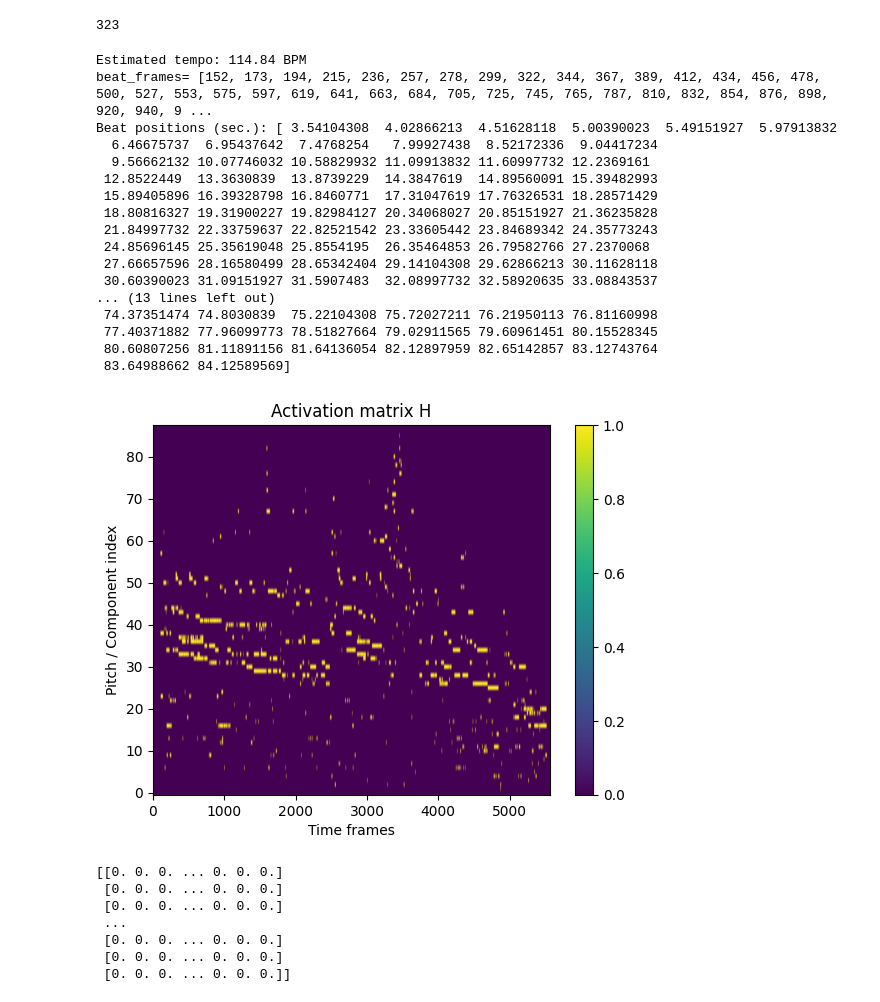
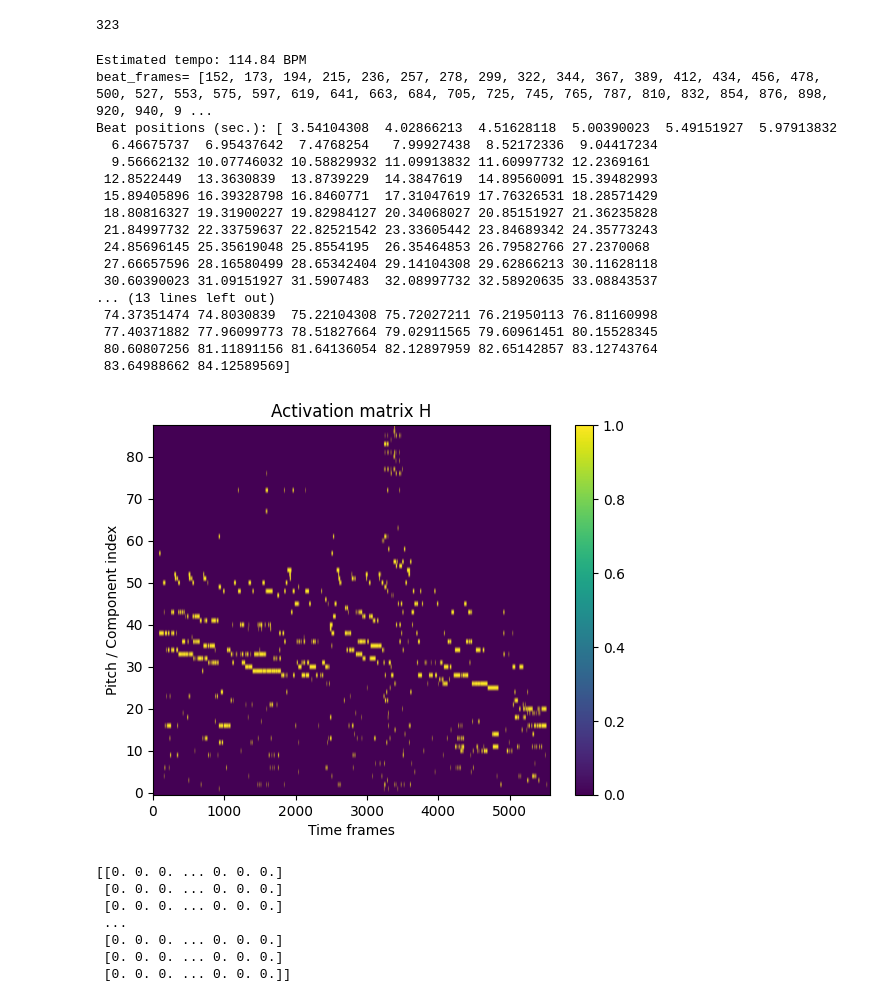
Before and after one commit to bierml/NMFforAMT, a Jupyter notebook: Experimental/Music_Transcribing[NMF].ipynb, the cells around one changed output. Saved outputs shown, nothing was run; the diff lists cells and outputs as text; code cells hidden in the pictures.

Commit message:
New flexible mean removal + smoothing
F_1=0.32 achieved in experiment

```diff
--- a/Experimental/Music_Transcribing[NMF].ipynb
+++ b/Experimental/Music_Transcribing[NMF].ipynb
@@ -221,6 +221,13 @@ beat_times = librosa.frames_to_time(beats, sr=f_s)
 beat_frames = list(map(int, beat_times * f_s / 1024))
 print("beat_frames=",beat_frames)
 print(f"Beat positions (sec.): {beat_times}")
+def norm_dynamic_range(H):
+  H_min = np.min(H)
+  H_max = np.max(H)
+  H_mean = np.mean(H)
+  Z = (H-H_mean)/(H_max-H_min)
+  Y = 1 / (1+np.exp(-Z))
+  return Y
 def top_k_indices(v, k):
     v = np.asarray(v).ravel()      # ensure 1D ndarray
     return np.argpartition(v, -k)[-k:]
@@ -242,7 +249,25 @@ def note_tracking_m(H,th=1.25):
     indicies = np.where(H[:,i] > thresh)
     H_copy[indicies,i] = 1
   return H_copy
-
+def track_notes(H):
+  H_copy = np.zeros(H.shape)
+  for i in range(H.shape[1]):
+    indicies = np.where(H[:,i] > 0.553)
+    H_copy[indicies,i] = 1
+  return H_copy
+def matrix_filter(H):
+  H_c = H.copy()
+  for i in range(H_c.shape[0]):
+    for j in range(H_c.shape[1]):
+      v = 0
+      if ((j-1)>=0):
+        v += H_c[i,j-1]
+      if((j+1)<H_c.shape[1]):
+        v += H_c[i,j+1]
+      v += H_c[i,j]
+      v = v / 3
+      H_c[i,j] = v
+  return H_c
 def beat_sync_H(H, beat_frames, mode="mean"):
     Q, T = H.shape
     B = len(beat_frames) - 1
@@ -306,41 +331,46 @@ H_v[0,:] = 0 #rough zero-ing A0 is the simplest way to approach NMF artefacts in
 H_w[0,:] = 0 #rough zero-ing A0 is the simplest way to approach NMF artefacts in low pitches
 H_f = finalize_transcription(H_v,H_w,res)
 H_f = enforce_min_duration(H_f)
+Y = norm_dynamic_range(H_new)
+Y = matrix_filter(Y)
+Y = track_notes(Y)
+Y = enforce_min_duration(Y)
+Y[0,:] = 0
 #H_v = np.asarray(H_v)
 #H_v = beat_sync_H(H_v,beat_frames)
 #print(res)
 
 #H_v = generate_transcription(H_v,res)
 #H_v = enforce_min_duration(H_v)
 
 import matplotlib.pyplot as plt
 plt.figure()
 #plt.imshow(H_v, aspect='auto', origin='lower')
-plt.imshow(H_f, aspect='auto', origin='lower')
+plt.imshow(Y, aspect='auto', origin='lower')
 plt.colorbar()
 plt.title("Activation matrix H")
 plt.xlabel("Time frames")
 plt.ylabel("Pitch / Component index")
 plt.show()
 # %% [output]
 Estimated tempo: 114.84 BPM
 beat_frames= [152, 173, 194, 215, 236, 257, 278, 299, 322, 344, 367, 389, 412, 434, 456, 478, 500, 527, 553, 575, 597, 619, 641, 663, 684, 705, 725, 745, 765, 787, 810, 832, 854, 876, 898, 920, 940, 9 ...
 Beat positions (sec.): [ 3.54104308  4.02866213  4.51628118  5.00390023  5.49151927  5.97913832
   6.46675737  6.95437642  7.4768254   7.99927438  8.52172336  9.04417234
   9.56662132 10.07746032 10.58829932 11.09913832 11.60997732 12.2369161
  12.8522449  13.3630839  13.8739229  14.3847619  14.89560091 15.39482993
  15.89405896 16.39328798 16.8460771  17.31047619 17.76326531 18.28571429
  18.80816327 19.31900227 19.82984127 20.34068027 20.85151927 21.36235828
  21.84997732 22.33759637 22.82521542 23.33605442 23.84689342 24.35773243
  24.85696145 25.35619048 25.8554195  26.35464853 26.79582766 27.2370068
  27.66657596 28.16580499 28.65342404 29.14104308 29.62866213 30.11628118
  30.60390023 31.09151927 31.5907483  32.08997732 32.58920635 33.08843537
 ... (13 lines left out)
  74.37351474 74.8030839  75.22104308 75.72027211 76.21950113 76.81160998
  77.40371882 77.96099773 78.51827664 79.02911565 79.60961451 80.15528345
  80.60807256 81.11891156 81.64136054 82.12897959 82.65142857 83.12743764
  83.64988662 84.12589569]
-[figure, old version]
+[figure, new version]
 # %%
 print(H_v)
 # %% [output]
```
Also changed, not shown: parts of 3 cells of this notebook, 1 other file.
